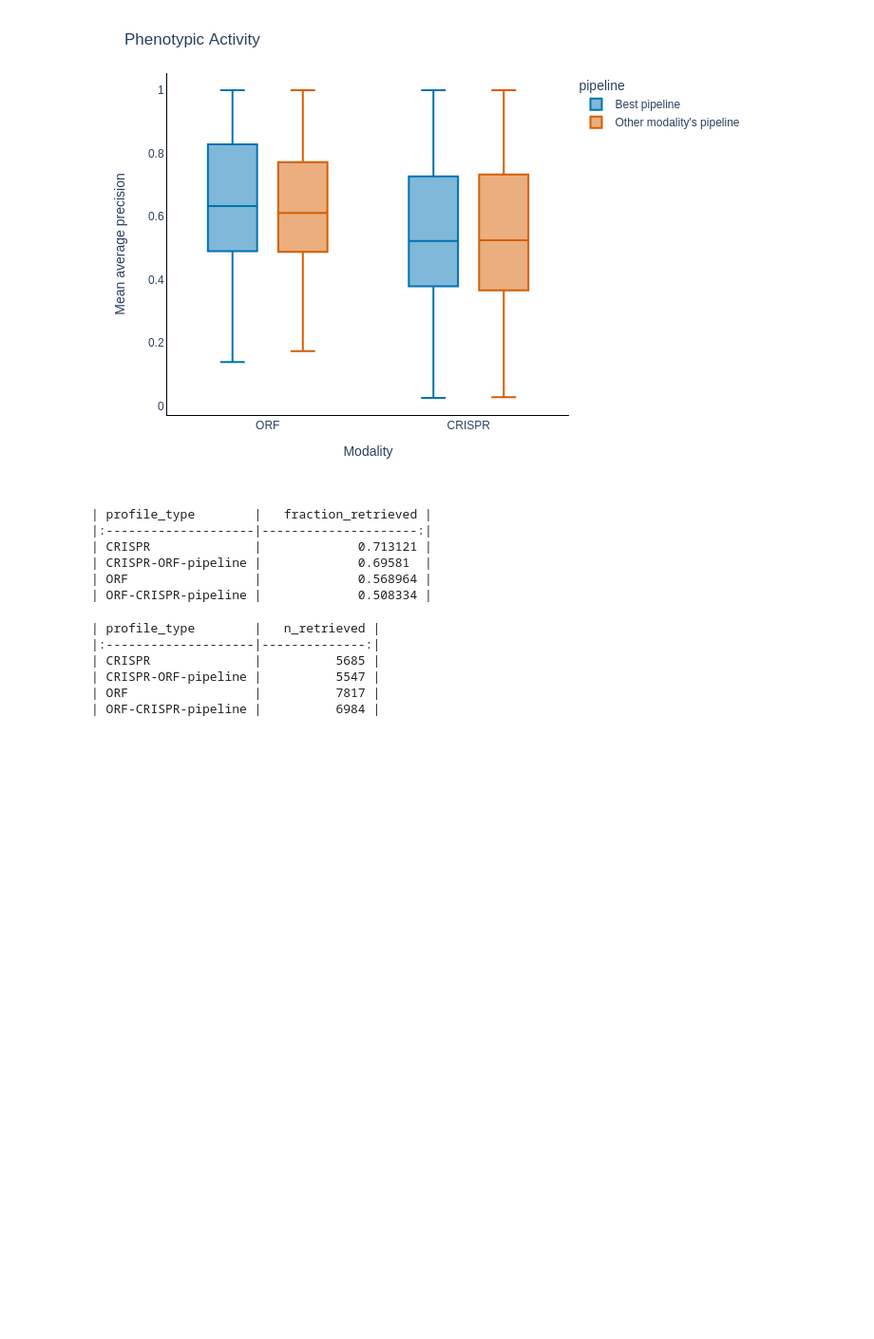
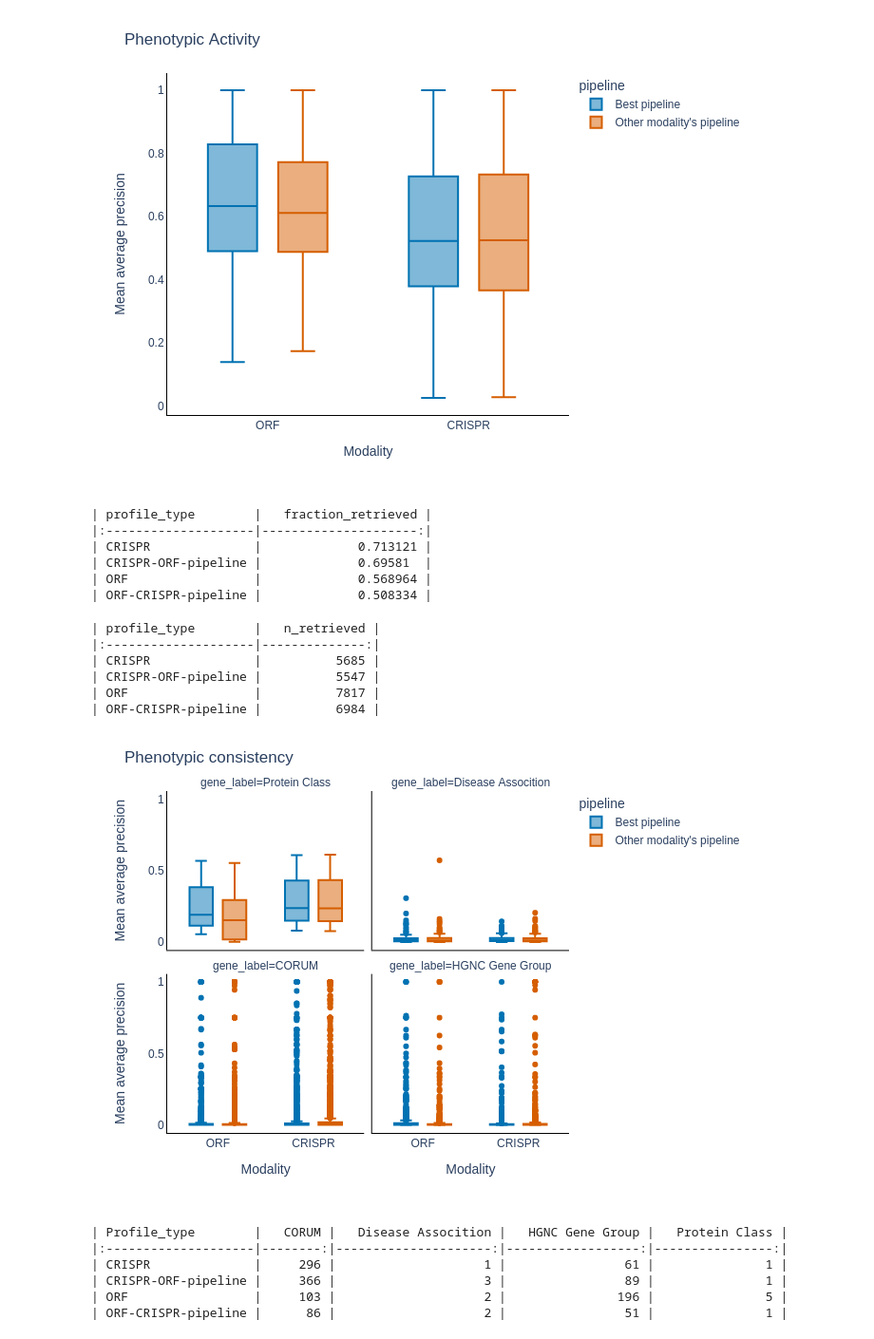
Before and after one commit to jump-cellpainting/2024_Chandrasekaran_Morphmap, a Jupyter notebook: 03.retrieve-annotations/x.plot-retrieval.ipynb, the cells around one changed output. Shown: that part at 95% size. Saved outputs shown, nothing was run; the diff lists cells and outputs as text; code cells hidden in the pictures; blank space fills up the shorter version.

```diff
--- a/03.retrieve-annotations/x.plot-retrieval.ipynb
+++ b/03.retrieve-annotations/x.plot-retrieval.ipynb
@@ -157,3 +165,65 @@ print(n_retrieved.to_markdown(index=False))
 | CRISPR-ORF-pipeline |          5547 |
 | ORF                 |          7817 |
 | ORF-CRISPR-pipeline |          6984 |
+# %%
+gene_label_retrieval_df = pd.DataFrame()
+
+for gene_label in gene_labels:
+    df = (
+        pd.read_parquet(f"output/{gene_labels[gene_label]}_retrieval.parquet")[
+            ["mean_average_precision", "below_corrected_p", "Profile_type"]
+        ]
+        .assign(gene_label=gene_label)
+        .assign(pipeline=lambda x: x.apply(lambda y: pipeline[y["Profile_type"]], axis=1))
+        .assign(Modality=lambda x: x.apply(lambda y: modality[y["Profile_type"]], axis=1))
+    )
+    gene_label_retrieval_df = pd.concat(
+        [gene_label_retrieval_df, df], ignore_index=True, axis=0
+    )
+# %%
+fig = (
+    px.box(
+        gene_label_retrieval_df,
+        x="Modality",
+        y="mean_average_precision",
+        color="pipeline",
+        color_discrete_map=color_discrete_map,
+        facet_col="gene_label",
+        facet_col_wrap=2,
+    )
+    .update_layout(
+        title="Phenotypic consistency",
+        xaxis1=dict(title="Modality", linecolor="black"),
+        xaxis2=dict(title="Modality", linecolor="black"),
+        xaxis3=dict(linecolor="black"),
+        xaxis4=dict(linecolor="black"),
+        yaxis1=dict(title="Mean average precision", linecolor="black"),
+        yaxis2=dict(linecolor="black"),
+        yaxis3=dict(title="Mean average precision", linecolor="black"),
+        yaxis4=dict(linecolor="black"),
+        plot_bgcolor="white",
+    )
+)
+
+fig.show("png")
+fig.write_image("figures/phenotypic-consistency-gene-labels.png", height=480, width=640, scale=2)
+fig.write_image("figures/phenotypic-consistency-gene-labels.svg", height=480, width=640, scale=2)
+# %% [output]
+[figure, added]
+# %%
+print(
+    gene_label_retrieval_df.query("below_corrected_p == True")
+    .groupby(["Profile_type", "gene_label"])
+    .mean_average_precision.count()
+    .reset_index()
+    .pivot(index="Profile_type", columns="gene_label", values="mean_average_precision")
+    .sort_index()
+    .to_markdown()
+)
+# %% [output]
+| Profile_type        |   CORUM |   Disease Assocition |   HGNC Gene Group |   Protein Class |
+|:--------------------|--------:|---------------------:|------------------:|----------------:|
+| CRISPR              |     296 |                    1 |                61 |               1 |
+| CRISPR-ORF-pipeline |     366 |                    3 |                89 |               1 |
+| ORF                 |     103 |                    2 |               196 |               5 |
+| ORF-CRISPR-pipeline |      86 |                    2 |                51 |               1 |
```
Also changed, not shown: parts of 1 cell of this notebook, 12 other files.
